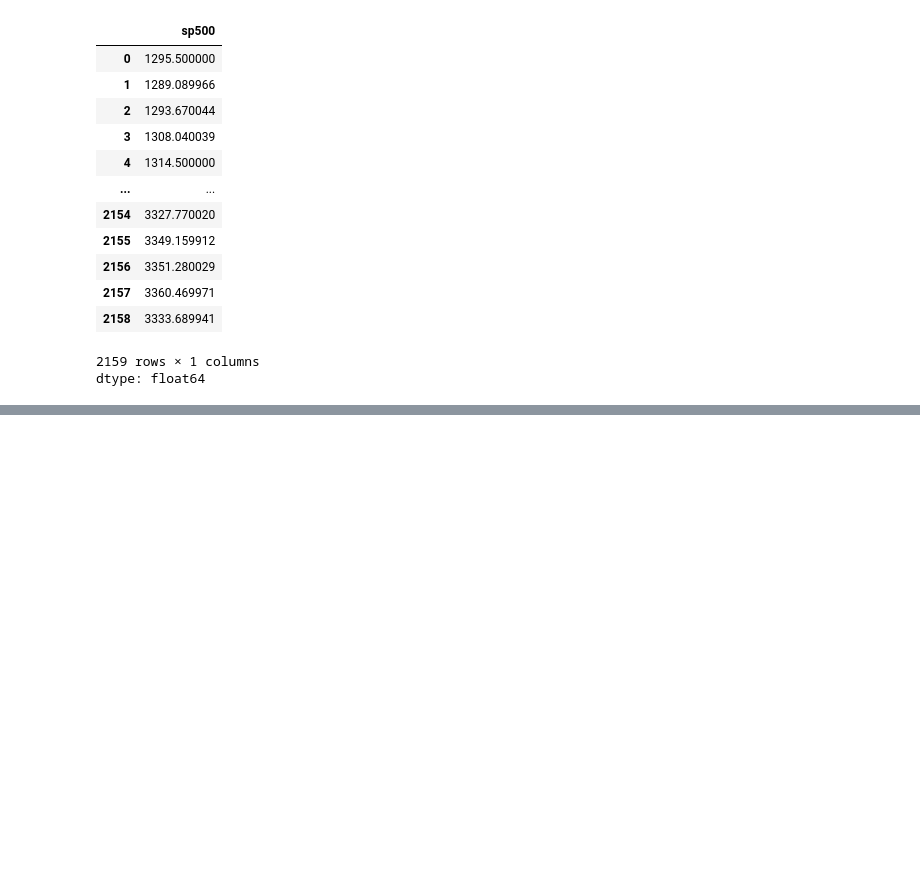
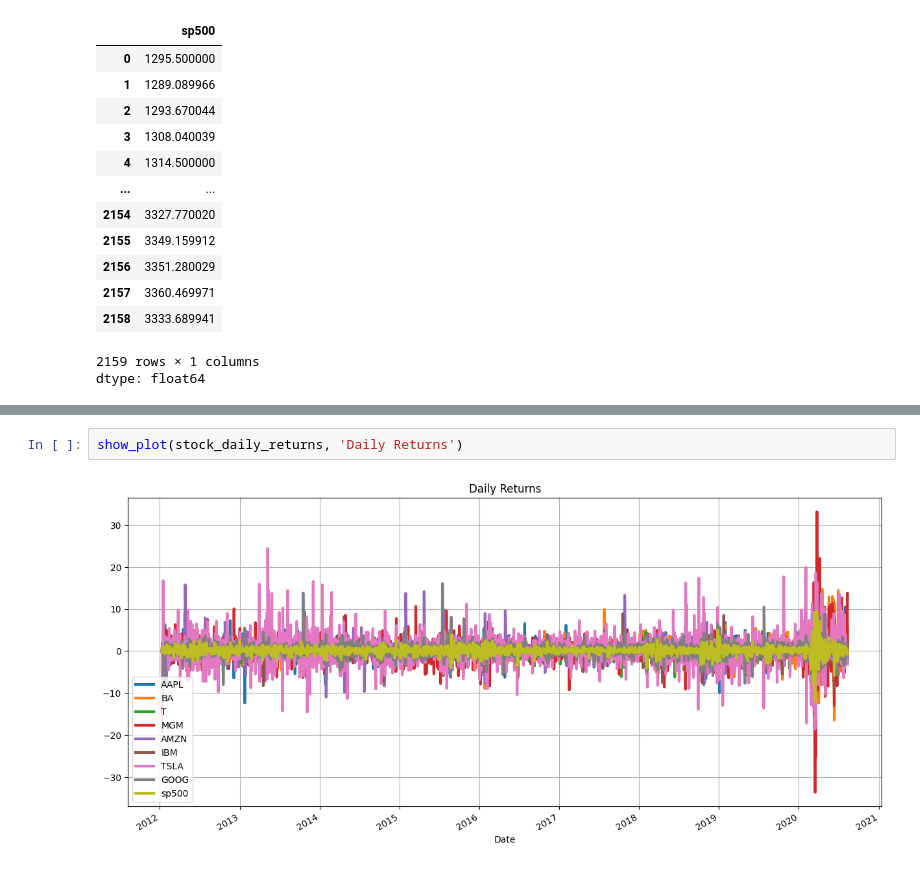
Before and after one commit to deddyandri/stocks-data-analysis, a Jupyter notebook: Stocks Data Analysis.ipynb, the cells around one changed output, grey strips where cells are left out. Saved outputs shown, nothing was run; the diff lists cells and outputs as text; blank space fills up the shorter version.

```diff
--- a/Stocks Data Analysis.ipynb
+++ b/Stocks Data Analysis.ipynb
@@ -397,0 +426,4 @@ dtype: float64
+# %%
+show_plot(stock_daily_returns, 'Daily Returns')
+# %% [output]
+[figure, added]
```
Also changed, not shown: parts of 6 cells of this notebook.
